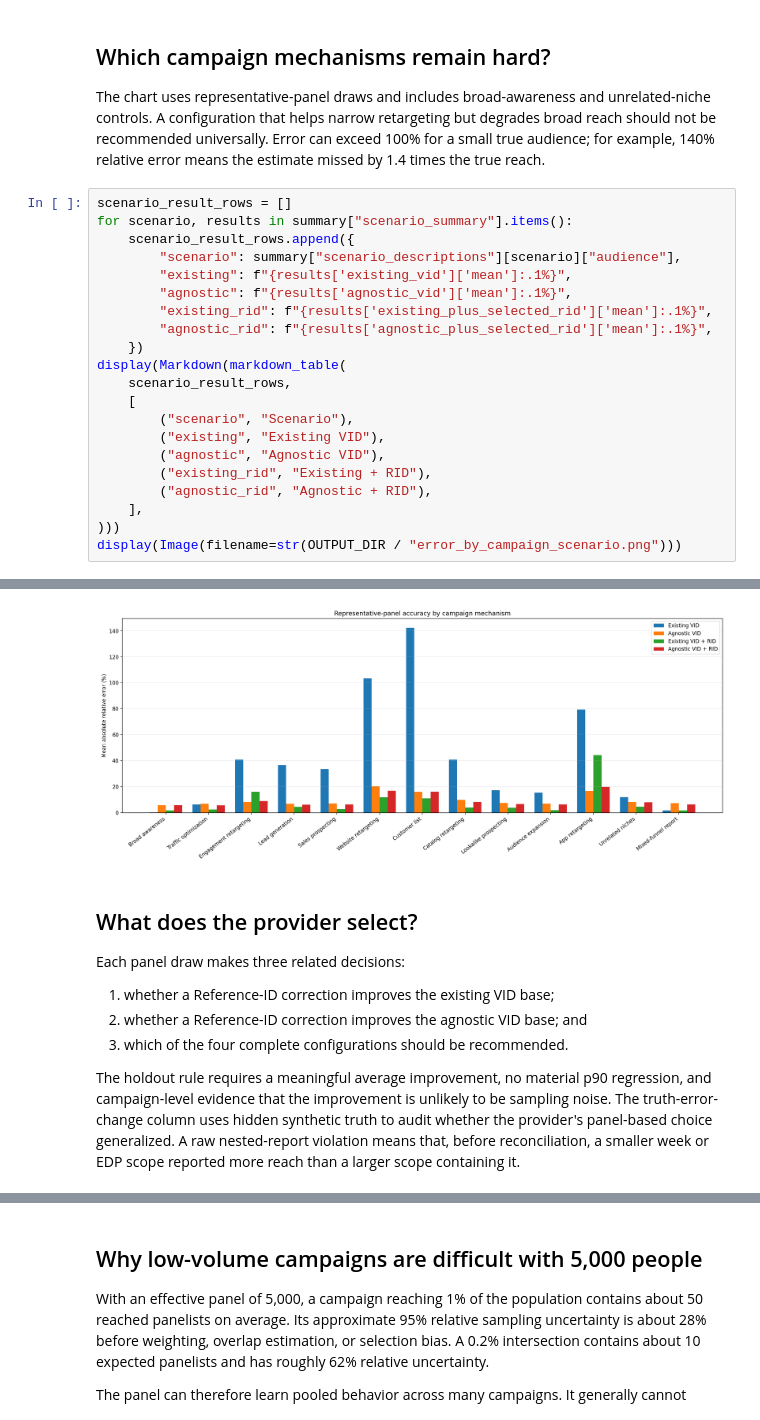
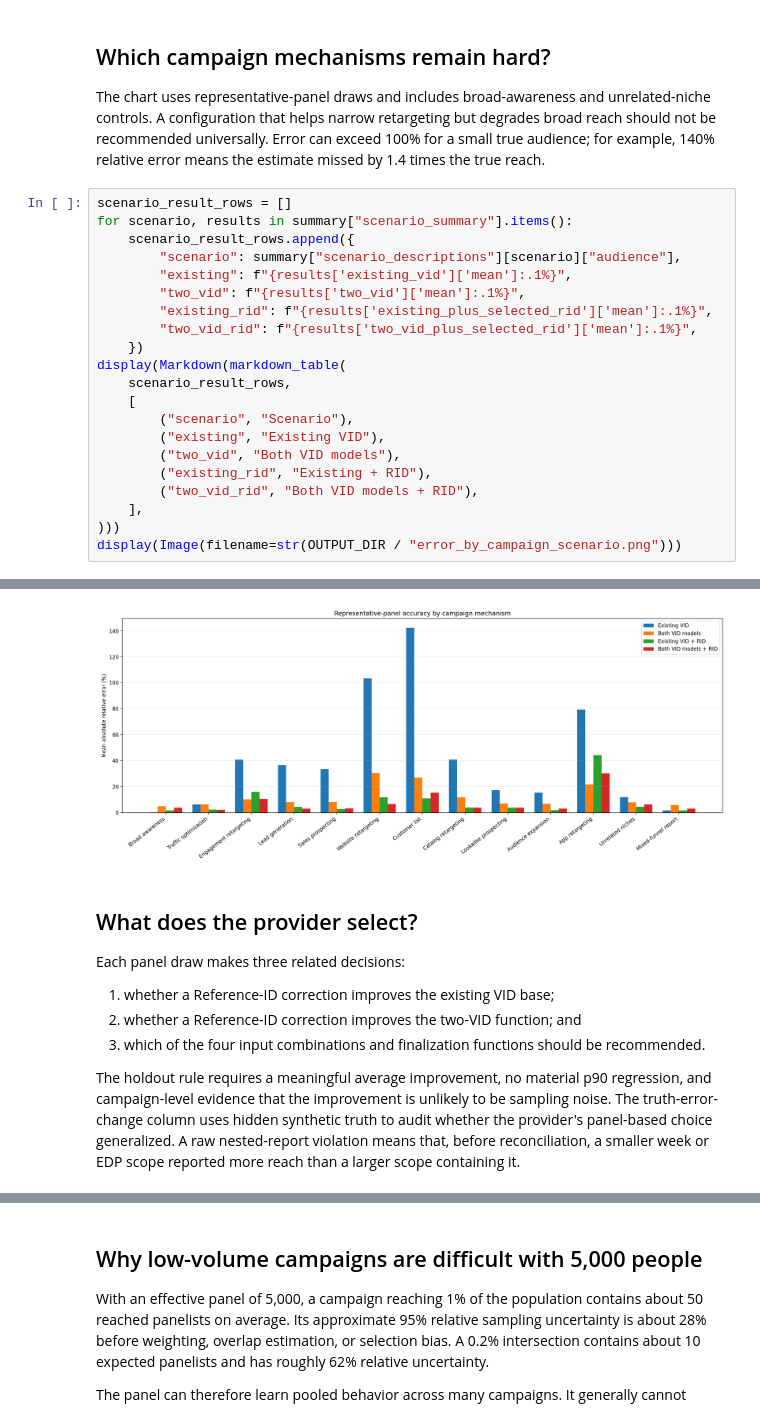
Before and after one commit to world-federation-of-advertisers/calibrated-vid, a Jupyter notebook: notebooks/meta_campaign_scenarios.ipynb, the cells around one changed output, grey strips where cells are left out. Saved outputs shown, nothing was run; the diff lists cells and outputs as text.

Commit message:
feat: validate joint two-VID finalization

```diff
--- a/notebooks/meta_campaign_scenarios.ipynb
+++ b/notebooks/meta_campaign_scenarios.ipynb
@@ -299,18 +328,18 @@ for scenario, results in summary["scenario_summary"].items():
     scenario_result_rows.append({
         "scenario": summary["scenario_descriptions"][scenario]["audience"],
         "existing": f"{results['existing_vid']['mean']:.1%}",
-        "agnostic": f"{results['agnostic_vid']['mean']:.1%}",
+        "two_vid": f"{results['two_vid']['mean']:.1%}",
         "existing_rid": f"{results['existing_plus_selected_rid']['mean']:.1%}",
-        "agnostic_rid": f"{results['agnostic_plus_selected_rid']['mean']:.1%}",
+        "two_vid_rid": f"{results['two_vid_plus_selected_rid']['mean']:.1%}",
     })
 display(Markdown(markdown_table(
     scenario_result_rows,
     [
         ("scenario", "Scenario"),
         ("existing", "Existing VID"),
-        ("agnostic", "Agnostic VID"),
+        ("two_vid", "Both VID models"),
         ("existing_rid", "Existing + RID"),
-        ("agnostic_rid", "Agnostic + RID"),
+        ("two_vid_rid", "Both VID models + RID"),
     ],
 )))
 display(Image(filename=str(OUTPUT_DIR / "error_by_campaign_scenario.png")))
@@ -333,12 +362,12 @@ display(Image(filename=str(OUTPUT_DIR / "error_by_campaign_scenario.png")))
-[figure, old version]
+[figure, new version]
 # %% [markdown]
 ## What does the provider select?
 
 Each panel draw makes three related decisions:
 
 1. whether a Reference-ID correction improves the existing VID base;
-2. whether a Reference-ID correction improves the agnostic VID base; and
-3. which of the four complete configurations should be recommended.
+2. whether a Reference-ID correction improves the two-VID function; and
+3. which of the four input combinations and finalization functions should be recommended.
 
 The holdout rule requires a meaningful average improvement, no material p90 regression, and campaign-level evidence that the improvement is unlikely to be sampling noise. The truth-error-change column uses hidden synthetic truth to audit whether the provider's panel-based choice generalized. A raw nested-report violation means that, before reconciliation, a smaller week or EDP scope reported more reach than a larger scope containing it.
 # %%
```
Also changed, not shown: parts of 14 cells of this notebook, 12 other files.
